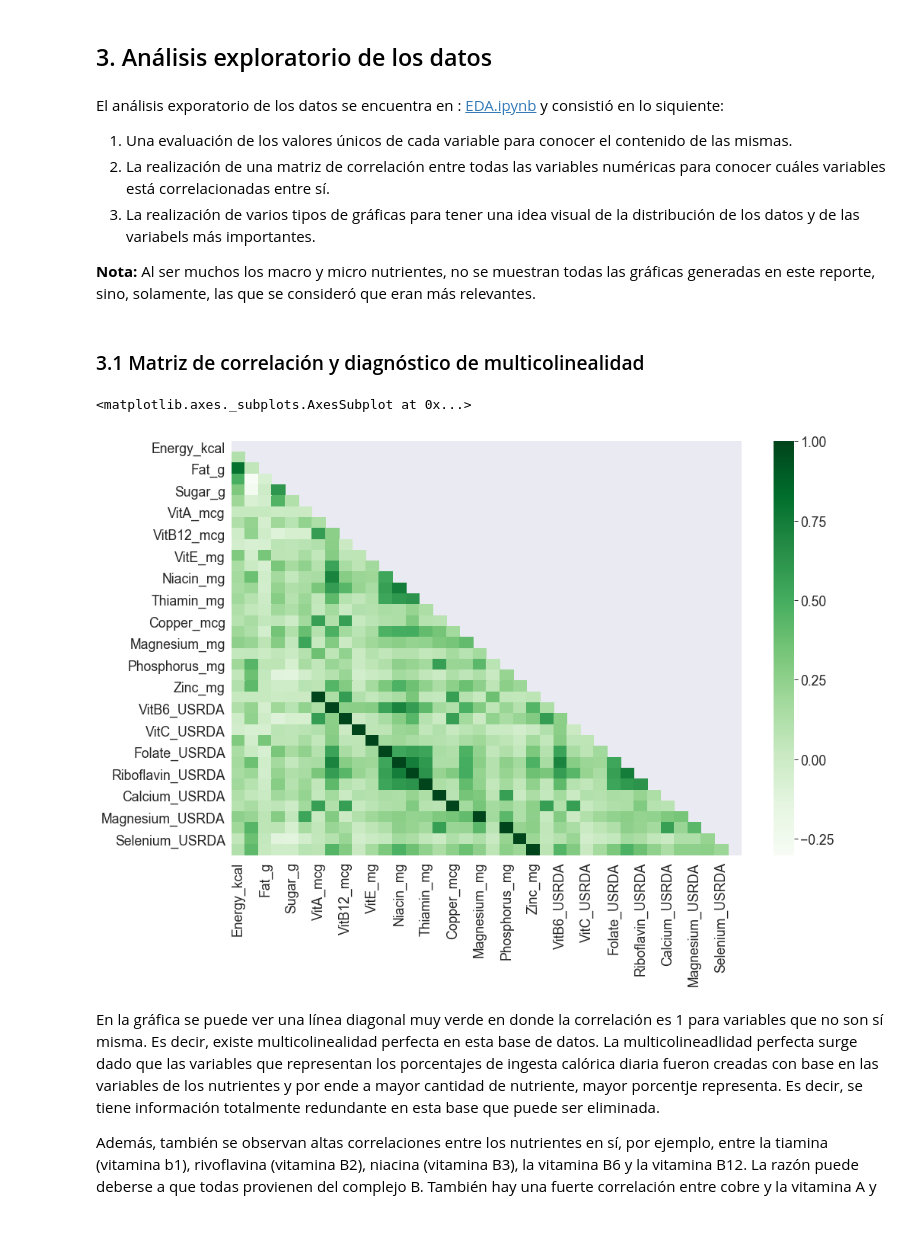
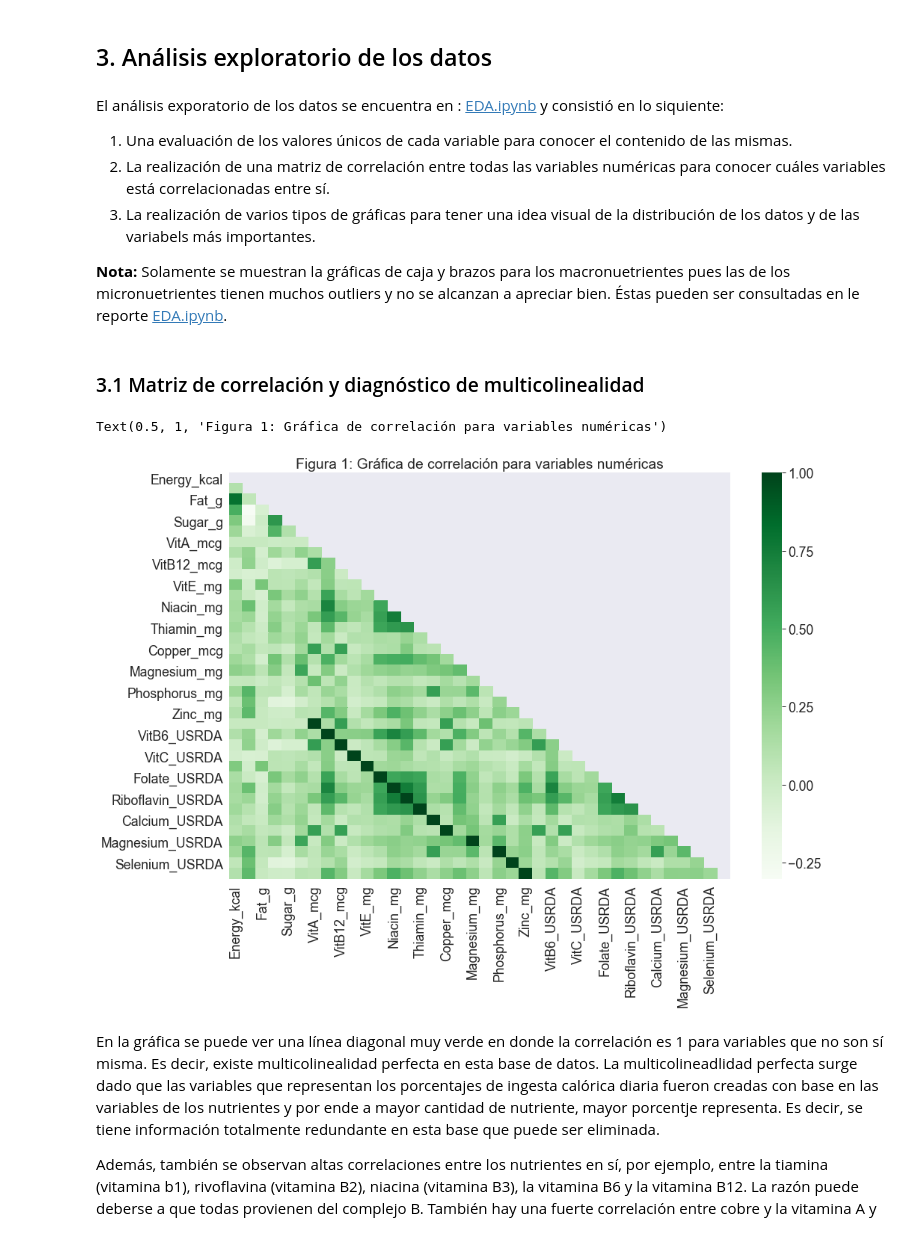
Before and after one commit to rafaelortegar/PCA-nutricion, a Jupyter notebook: results/reporte_final.ipynb, the cells around one changed output. Cells and saved outputs as stored; diff of their text form; code cells hidden in the pictures.

Commit message:
aregando EDA al reporte y presentacion

```diff
--- a/results/reporte_final.ipynb
+++ b/results/reporte_final.ipynb
@@ -167,7 +167,7 @@ El análisis exporatorio de los datos se encuentra en :
 2. La realización de una matriz de correlación entre todas las variables numéricas para conocer cuáles variables está correlacionadas entre sí.
 3. La realización de varios tipos de gráficas para tener una idea visual de la distribución de los datos y de las variabels más importantes.
 
-**Nota:** Al ser muchos los macro y micro nutrientes, no se muestran todas las gráficas generadas en este reporte, sino, solamente, las que se consideró que eran más relevantes.
+**Nota:** Solamente se muestran la gráficas de caja y  brazos para los macronuetrientes pues las de los micronuetrientes tienen muchos outliers y no se alcanzan a apreciar bien. Éstas pueden ser consultadas en le reporte [EDA.ipynb](https://github.com/123972/PCA-nutricion/blob/master/notebooks/EDA/EDA.ipynb).
 # %% [markdown]
 ### 3.1 Matriz de correlación y diagnóstico de multicolinealidad
 # %%
@@ -176,12 +176,13 @@ numericas = datos.drop(columns=['ID','FoodGroup','ShortDescrip','Descrip','Commo
 # %%
 corr=numericas.corr()
 mask = np.zeros_like(corr, dtype=np.bool)
 mask[np.triu_indices_from(mask)] = True
 plt.figure(figsize=(15,10))
 sns.heatmap(corr, mask=mask,cmap="Greens")
+plt.title("Figura 1: Gráfica de correlación para variables numéricas")
 # %% [output]
-<matplotlib.axes._subplots.AxesSubplot at 0x...>
+Text(0.5, 1, 'Figura 1: Gráfica de correlación para variables numéricas')
-[figure, old version]
+[figure, new version]
 # %% [markdown]
 En la gráfica se puede ver una línea diagonal muy verde en donde la correlación es 1 para variables que no son sí misma. Es decir, existe multicolinealidad perfecta en esta base de datos. La multicolineadlidad perfecta surge dado que las variables que representan los porcentajes de ingesta calórica diaria fueron creadas con base en las variables de los nutrientes y por ende a mayor cantidad de nutriente, mayor porcentje representa. Es decir, se tiene información totalmente redundante en esta base que puede ser eliminada.
 
```
Also changed, not shown: parts of 26 cells of this notebook, 1 other file.
